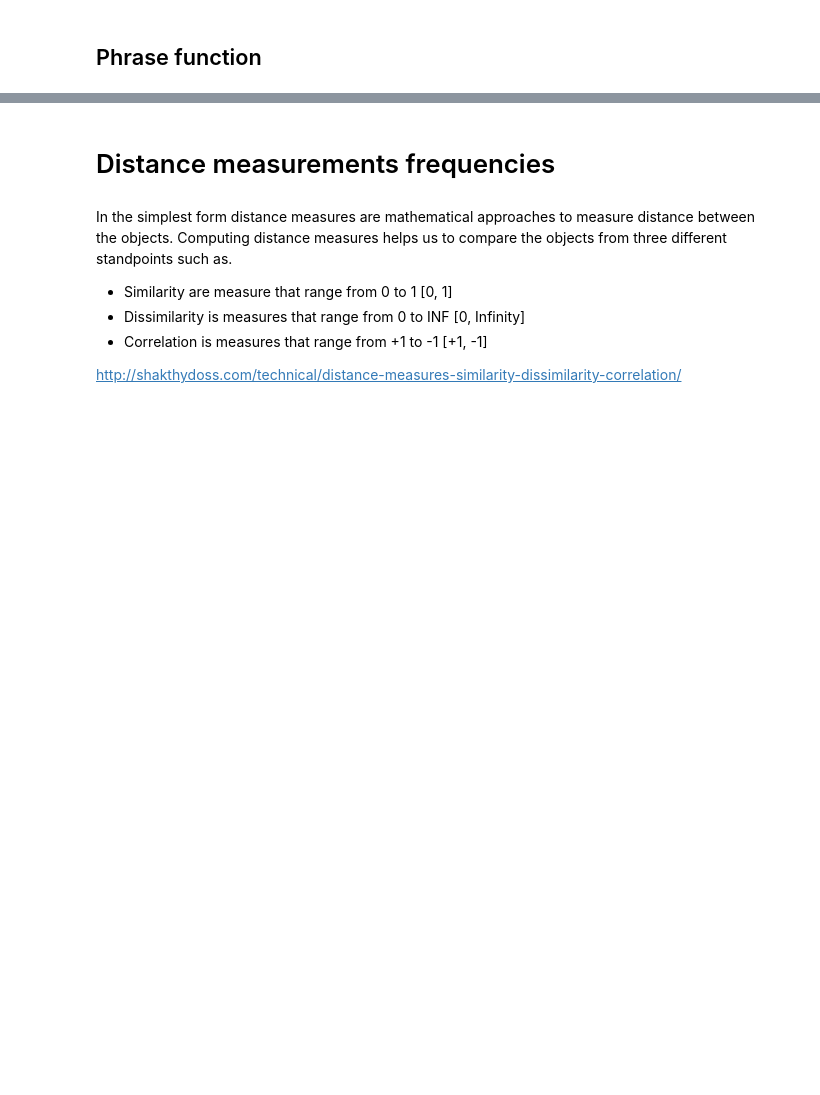
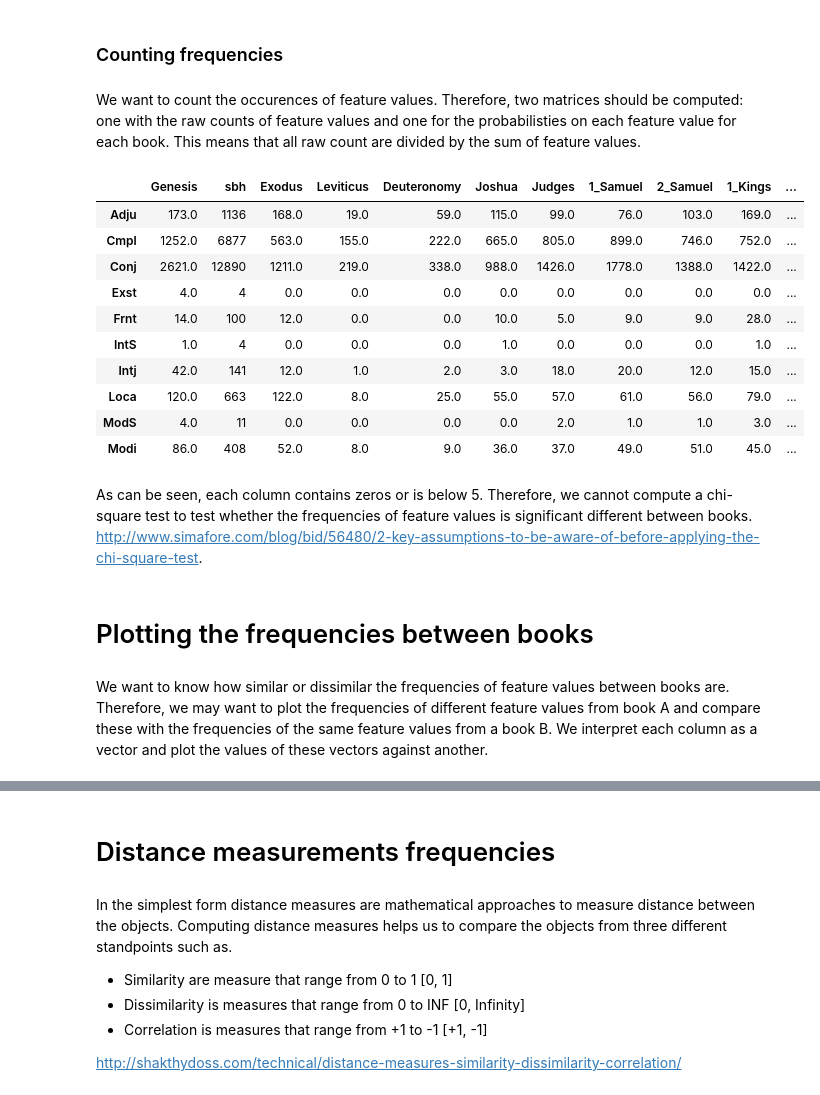
Before and after one commit to ETCBC/Probabilistic_Language_Change, a Jupyter notebook: Counting analysis.ipynb, the cells around one changed output, grey strips where cells are left out. Cells and saved outputs as stored; diff of their text form; code cells hidden in the pictures; blank space fills up the shorter version.

Commit message:
Frequencies story

```diff
--- a/Counting analysis.ipynb
+++ b/Counting analysis.ipynb
@@ -23,0 +51,10 @@ all_data = get_data()
+# %%
+level = "phrase_functions"
+
+data = all_data[level]
+unique_functions = unique(otype='phrase', feature='function')
+
+print("Lbh_books:",lbh_books)
+print("Sbh_books:",sbh_books)
+print("Level: ", level)
+print("Unique functions:",unique_functions)
@@ -23,0 +66,4 @@ all_data = get_data()
+# %% [markdown]
+### Counting frequencies
+# %% [markdown]
+We want to count the occurences of feature values. Therefore, two matrices should be computed: one with the raw counts of feature values and one for the probabilisties on each feature value for each book. This means that all raw count are divided by the sum of feature values.
@@ -24 +88,22 @@ all_data = get_data()
+# %%
+df_Count, df_Prob = make_counts(data)
+df_Count.head(10)
+# %% [output]
+|  | Genesis | sbh | Exodus | Leviticus | Deuteronomy | Joshua | Judges | 1_Samuel | 2_Samuel | 1_Kings | ... |
+| Adju | 173.0 | 1136 | 168.0 | 19.0 | 59.0 | 115.0 | 99.0 | 76.0 | 103.0 | 169.0 | ... |
+| Cmpl | 1252.0 | 6877 | 563.0 | 155.0 | 222.0 | 665.0 | 805.0 | 899.0 | 746.0 | 752.0 | ... |
+| Conj | 2621.0 | 12890 | 1211.0 | 219.0 | 338.0 | 988.0 | 1426.0 | 1778.0 | 1388.0 | 1422.0 | ... |
+| Exst | 4.0 | 4 | 0.0 | 0.0 | 0.0 | 0.0 | 0.0 | 0.0 | 0.0 | 0.0 | ... |
+| Frnt | 14.0 | 100 | 12.0 | 0.0 | 0.0 | 10.0 | 5.0 | 9.0 | 9.0 | 28.0 | ... |
+| IntS | 1.0 | 4 | 0.0 | 0.0 | 0.0 | 1.0 | 0.0 | 0.0 | 0.0 | 1.0 | ... |
+| Intj | 42.0 | 141 | 12.0 | 1.0 | 2.0 | 3.0 | 18.0 | 20.0 | 12.0 | 15.0 | ... |
+| Loca | 120.0 | 663 | 122.0 | 8.0 | 25.0 | 55.0 | 57.0 | 61.0 | 56.0 | 79.0 | ... |
+| ModS | 4.0 | 11 | 0.0 | 0.0 | 0.0 | 0.0 | 2.0 | 1.0 | 1.0 | 3.0 | ... |
+| Modi | 86.0 | 408 | 52.0 | 8.0 | 9.0 | 36.0 | 37.0 | 49.0 | 51.0 | 45.0 | ... |
+# %% [markdown]
+As can be seen, each column contains zeros or is below 5. Therefore, we cannot compute a chi-square test to test whether the frequencies of feature values is significant different between books. http://www.simafore.com/blog/bid/56480/2-key-assumptions-to-be-aware-of-before-applying-the-chi-square-test.
+# %% [markdown]
+# Plotting the frequencies between books
+# %% [markdown]
+We want to know how similar or dissimilar the frequencies of feature values between books are. Therefore, we may want to plot the frequencies of different feature values from book A and compare these with the frequencies of the same feature values from a book B. We interpret each column as a vector and plot the values of these vectors against another.
 # %%
@@ -135,2 +128,0 @@ def hierarchical_clustering(distanceMatrix, method, books):
-# %% [markdown]
-## Phrase function
```
Also changed, not shown: parts of 69 cells of this notebook, 1 other file.
